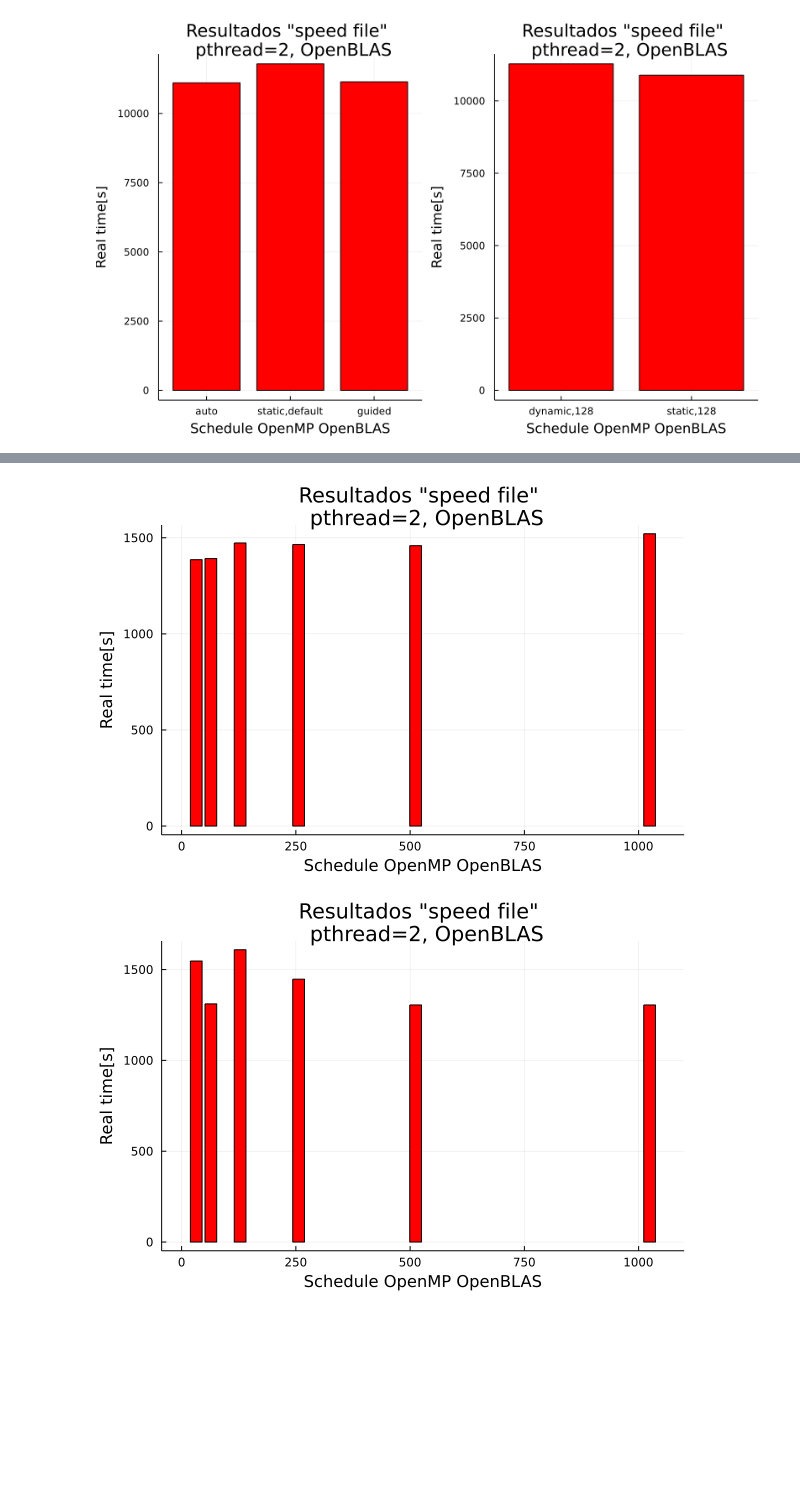
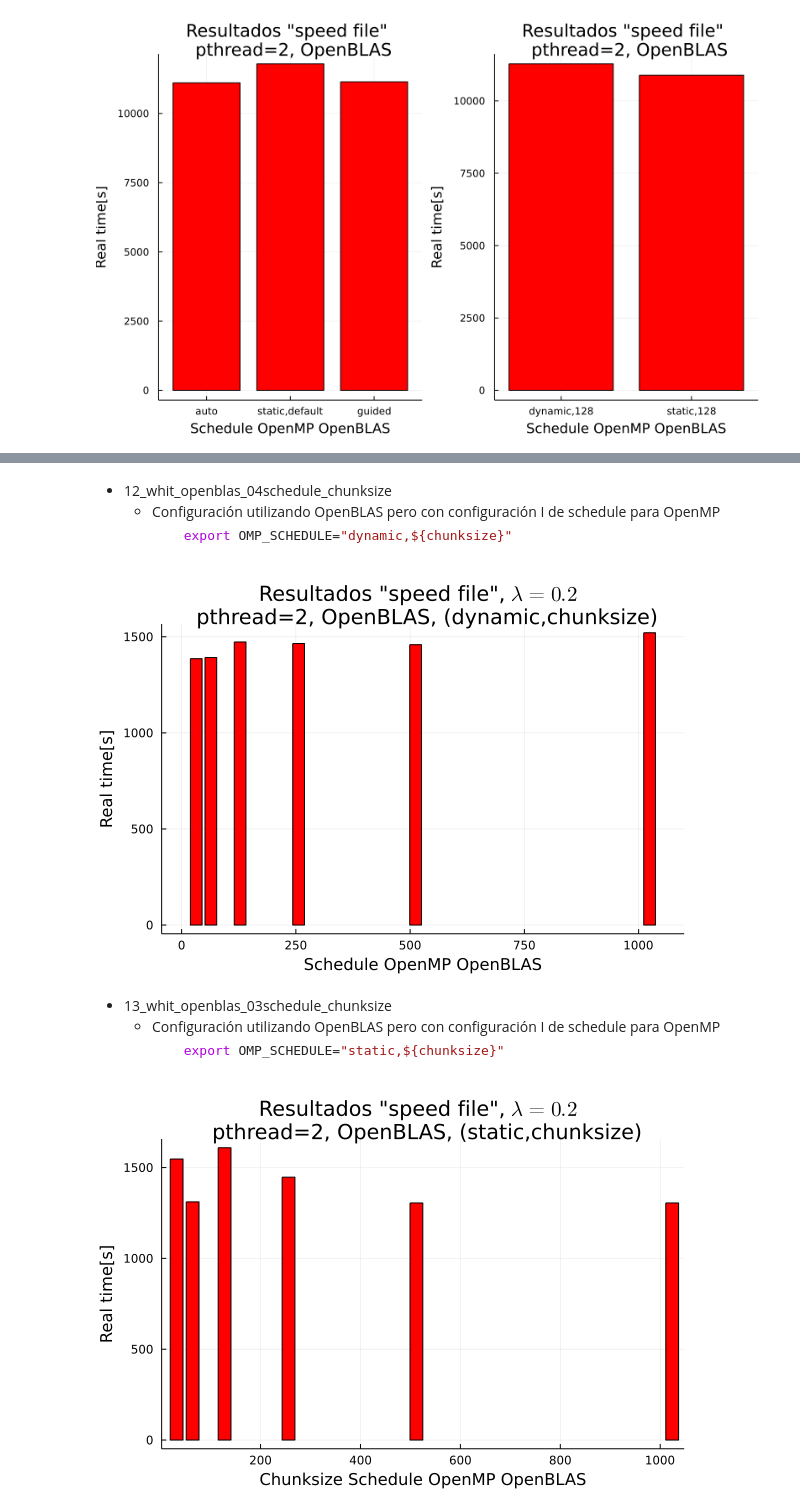
Before and after one commit to mendzmartin/mctdh_cp2021, a Jupyter notebook: double_quantum_dot_model/qdot_02/energies_vs_lambda/study_of_performance_03/running_comparison_performance/README.ipynb, the cells around one changed output, grey strips where cells are left out. Drawn from its saved outputs; the diff is of its cells as text; code cells hidden in the pictures; blank space fills up the shorter version.

````diff
--- a/double_quantum_dot_model/qdot_02/energies_vs_lambda/study_of_performance_03/running_comparison_performance/README.ipynb
+++ b/double_quantum_dot_model/qdot_02/energies_vs_lambda/study_of_performance_03/running_comparison_performance/README.ipynb
@@ -191,14 +212,26 @@ plot(plot1,plot2,layout=2,size=(800,500))
+# %% [markdown]
++ 12_whit_openblas_04schedule_chunksize
+  + Configuración utilizando OpenBLAS pero con configuración I de schedule para OpenMP
+    ```bash
+      export OMP_SCHEDULE="dynamic,${chunksize}"
+    ```
 # %%
 timming_file2 = raw"./12_whit_openblas_04schedule_chunksize/result_collection_total_timing_data.dat";
 timming_matrix2 = readdlm(timming_file2);
 plot(timming_matrix2[2:end,1],timming_matrix2[2:end,2],seriestype =:bar,color="red",label="")
-plot!(title="Resultados \"speed file\" \n pthread=2, OpenBLAS",xlabel="Schedule OpenMP OpenBLAS",ylabel="Real time[s]")
+plot!(title="Resultados \"speed file\", \$λ=0.2\$ \n pthread=2, OpenBLAS, (dynamic,chunksize)",xlabel="Schedule OpenMP OpenBLAS",ylabel="Real time[s]")
 # %% [output]
-[figure, old version]
+[figure, new version]
+# %% [markdown]
++ 13_whit_openblas_03schedule_chunksize
+  + Configuración utilizando OpenBLAS pero con configuración I de schedule para OpenMP
+    ```bash
+      export OMP_SCHEDULE="static,${chunksize}"
+    ```
 # %%
 timming_file2 = raw"./13_whit_openblas_03schedule_chunksize/result_collection_total_timing_data.dat";
 timming_matrix2 = readdlm(timming_file2);
-plot(timming_matrix2[2:end,1],timming_matrix2[2:end,2],seriestype =:bar,color="red",label="")
-plot!(title="Resultados \"speed file\" \n pthread=2, OpenBLAS",xlabel="Schedule OpenMP OpenBLAS",ylabel="Real time[s]")
+plot(timming_matrix2[2:end,1],timming_matrix2[2:end,2],seriestype =:bar,color="red",label="",xlim=(2,1048))
+plot!(title="Resultados \"speed file\", \$λ=0.2\$ \n pthread=2, OpenBLAS, (static,chunksize)",xlabel="Chunksize Schedule OpenMP OpenBLAS",ylabel="Real time[s]")
 # %% [output]
-[figure, old version]
+[figure, new version]
````
Also changed, not shown: parts of 4 cells of this notebook, 33 other files.
